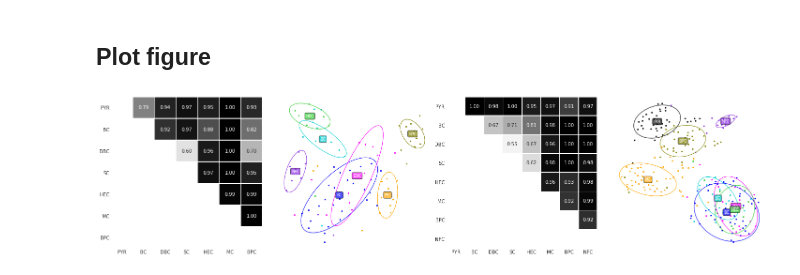
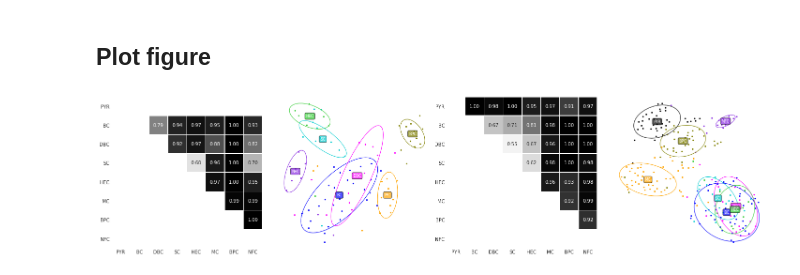
Before and after one commit to berenslab/layer4, a Jupyter notebook: morph/PAPER Figure 2.ipynb, the cells around one changed output. Drawn from its saved outputs; the diff is of its cells as text; code cells hidden in the pictures.

```diff
--- a/morph/PAPER Figure 2.ipynb
+++ b/morph/PAPER Figure 2.ipynb
@@ -28,15 +29,19 @@ del v1_ephys['Unnamed: 0']
 data_morph = copy.copy(v1_morph)
 
 s='avg_test_score'
-p = data_morph.pivot_table(index='group_a', columns='group_b', values=s, fill_value=0)
-index = p.index.union(p.columns).values
-order = ['BC','DBC','SC','HEC','MC','BPC', 'NFC']
-p = p.reindex(index=order, columns=order, fill_value=0)
+p_morph = data_morph.pivot_table(index='group_a', columns='group_b', values=s, fill_value=0)
+index_morph = p_morph.index.union(p_morph.columns).values
+order_morph = ['BC','DBC','SC','HEC','MC','BPC', 'NFC']
+p_morph = p_morph.reindex(index=order_morph, columns=order_morph, fill_value=0)
 
-r = p.values
-r_morph = r + r.T
-mask_morph = np.zeros_like(p, dtype=np.bool)
+# include pyramidal cells even though they are not in the data
+r_morph = np.zeros((p_morph.shape[0]+1, p_morph.shape[0]+1))
+r = p_morph.values
+r_morph[1:,1:] = r + r.T
+
+mask_morph = np.zeros_like(r_morph, dtype=np.bool)
 mask_morph[np.tril_indices_from(mask_morph)] = True
+mask_morph[0,:] = True
 # %% [markdown]
 ### get morphology embedding data
 # %%
@@ -105,9 +110,9 @@ data_ephys.loc[data_ephys['group_b'] == 'NFG','group_b'] = 'NFC'
 
 s='avg_test_score'
 p = data_ephys.pivot_table(index='group_a', columns='group_b', values=s, fill_value=0)
-index = p.index.union(p.columns).values
-order = ['PYR','BC','DBC','SC','HEC','MC','BPC', 'NFC']
-p = p.reindex(index=order, columns=order, fill_value=0)
+index_ephys = p.index.union(p.columns).values
+order_ephys = ['PYR','BC','DBC','SC','HEC','MC','BPC', 'NFC']
+p = p.reindex(index=order_ephys, columns=order_ephys, fill_value=0)
 
 r = p.values
 r_ephys = r + r.T
@@ -144,12 +149,15 @@ plt.figure(figsize=(20,5))
 plt.subplot(1,4,1)
 sns.heatmap(r_morph, mask=mask_morph, cmap='Greys', vmin=.5, vmax=1, center=.75, square=True, linewidths=.5,
                    cbar=False, annot=True,fmt='.2f')
-plt.gca().set_xticklabels(order, rotation=0)
+plt.gca().set_xticklabels(order_ephys, rotation=0)
 plt.xlabel('')
-plt.gca().set_yticklabels(order, rotation=0)
+plt.gca().set_yticklabels(order_ephys, rotation=0)
 plt.ylabel('')
 plt.gca().tick_params(axis='both', which='both', length=0)
 
+#pc = patches.Rectangle((1,0), 6.99,1, facecolor='grey',alpha=.2)
+# Add rectangle to axes
+#plt.gca().add_artist(pc)
 
 # plot morphology embedding
 
@@ -189,9 +197,9 @@ sns.despine(left=True, bottom=True)
 plt.subplot(1,4,3)
 sns.heatmap(r_ephys, mask=mask_ephys, cmap='Greys', vmin=.5, vmax=1, center=.75, square=True, linewidths=.5,
                    cbar=False, annot=True,fmt='.2f')
-plt.gca().set_xticklabels(order, rotation=0)
+plt.gca().set_xticklabels(order_ephys, rotation=0)
 plt.xlabel('')
-plt.gca().set_yticklabels(order, rotation=0)
+plt.gca().set_yticklabels(order_ephys, rotation=0)
 plt.ylabel('')
 plt.gca().tick_params(axis='both', which='both', length=0)
 
@@ -204,31 +212,31 @@ labels[labels=='NFG'] = 'NFC'
 
 for cl in range(labels.size):
     plt.scatter(ZZ_ephys[yy==cl,0], ZZ_ephys[yy==cl,1], color=colors[labels[cl]], s=5)
 plt.gca().get_xaxis().set_ticklabels([])
 plt.gca().get_yaxis().set_ticklabels([])
 
 y_ephys[y_ephys=='NFG'] = 'NFC'
 offsets={'NFC':(8,2), 'BPC':(10,5), 'MC':(8,5), 'SC':(12,3), 'DBC':(2,0)}
 
 # draw ellipses
 for cl,l in enumerate(labels):
     mcd = MinCovDet().fit(ZZ_ephys[yy==cl,:])
     mu = mcd.location_          # np.mean(ZZ[yy==cl,:], axis=0)
     Sigma = mcd.covariance_     # np.cov(ZZ[yy==cl,:], rowvar=False)
 
     val, vec = np.linalg.eigh(Sigma)
     width, height = 2 * np.sqrt(val[:, None] * r2)
     theta = np.degrees(np.arctan2(*vec[::-1, 0]))
     ellip = matplotlib.patches.Ellipse(xy=mu, width=width, height=height, angle=theta,
                                        edgecolor=colors[l], linewidth=1, facecolor='none')
     plt.gca().add_artist(ellip)
     props = dict(boxstyle='round', facecolor=colors[l], edgecolor=None, alpha=0.7)
     plt.text(mu[0], mu[1], labels[cl], color='white', fontsize=8, ha='center', va='center', bbox=props)
 
 plt.tight_layout()
 sns.despine(left=True, bottom=True)
 
 plt.savefig('./pics/paper/figure2.svg')
 plt.savefig('./pics/paper/figure2.png')
 # %% [output]
-[figure, old version]
+[figure, new version]
```
Also changed, not shown: parts of 1 cell of this notebook.
